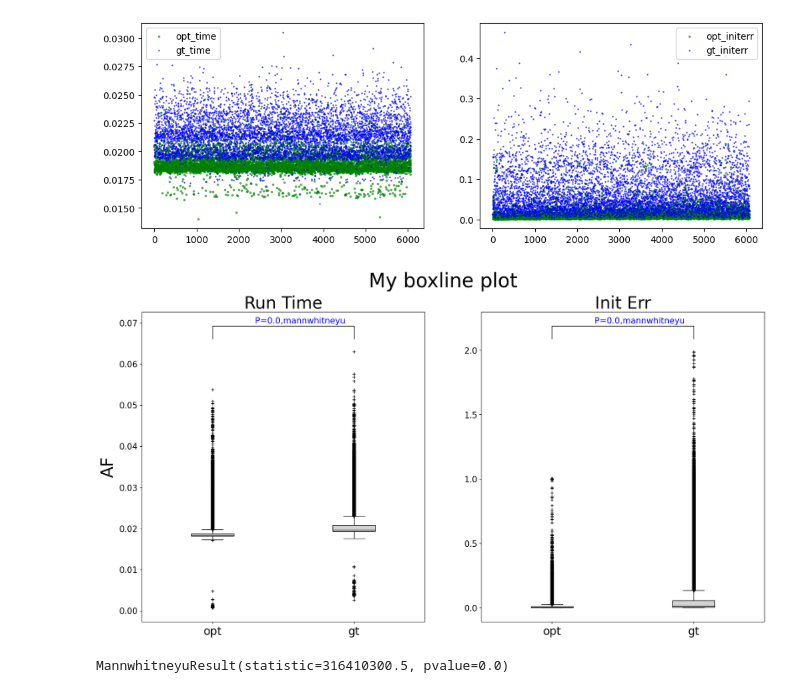
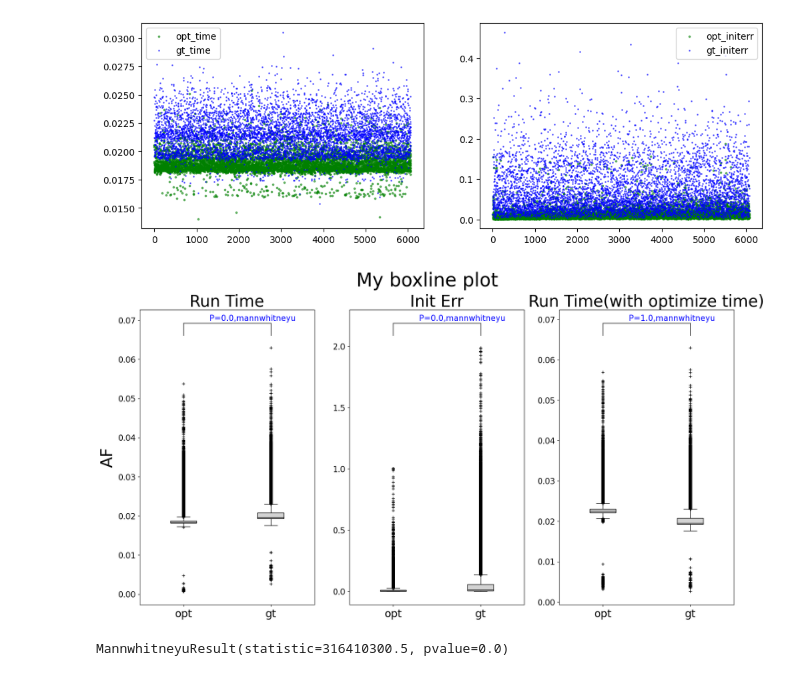
Before and after one commit to Lin-ke/DM-Count, a Jupyter notebook: show.ipynb, the cells around one changed output. Saved outputs shown, nothing was run; the diff lists cells and outputs as text; code cells hidden in the pictures.

```diff
--- a/show.ipynb
+++ b/show.ipynb
@@ -5,6 +5,7 @@ n = []
 n1 = []
 s = []
 s1 = []
+d = []
 with open("/home/weiyupeng/home/DM-Count/ckpts/input-512_wot-0.1_wtv-0.01_reg-10.0_nIter-100_normCood-0/train-0617-203238.log") as f:
     line = f.readline()
     while line:
@@ -16,10 +17,14 @@ with open("/home/weiyupeng/home/DM-Count/ckpts/input-512_wot-0.1_wtv-0.01_reg-10
             line = f.readline()
             s.append(float(line.split("INFO -")[-1].strip()))
             line = f.readline()
+            d.append(float(line.split(":")[-1].strip() ))
             line = f.readline()
             n1.append(float(line.split(":")[-1].strip() ))
             line = f.readline()
             s1.append(float(line.split("INFO -")[-1].strip()))
+f = np.array
+n = f(n); n1 = f(n1);
+s = f(s); s1 = f(s1);   d1 = f(d)
 # %%
 def avg(original_array):
     new_array = []
@@ -46,44 +53,47 @@ import pandas as pd
 import numpy as np
 import matplotlib.pyplot as plt#导入matplotlib
 from scipy import stats#用来计算非参数检验P_value
+
 df1 = pd.DataFrame({"opt":n,"gt":n1})
 df2 = pd.DataFrame({"opt":s,"gt":s1})
 
+df3 = pd.DataFrame({"opt":n+d1,"gt":n1})
+
 fig=plt.figure(figsize=(20,10))#初始化图片
 i=1 #该变量用来迭代3图片，每次for循环会+1
-d={1:'Run Time',2:'Init Err',3:'fig3'} #3张子图的名字
+d={1:'Run Time',2:'Init Err',3:'Run Time(with optimize time)'} #3张子图的名字
 
-for df in [df1,df2]:
-    ax=fig.add_subplot(1,2,i)#一共一排，一排三张图，目前是第i张。
-    pvalue=stats.mannwhitneyu(df['opt'],df['gt'],alternative='two-sided')[1] #对新旧数据进行非参数检验-秩和检验，得空写写mannwhitneyu和Wilcoxon的区别。
+for df in [df1,df2,df3]:
+    ax=fig.add_subplot(1,3,i)#一共一排，一排三张图，目前是第i张。
+    pvalue=stats.mannwhitneyu(df['opt'],df['gt'],alternative='less')[1] #对新旧数据进行非参数检验-秩和检验，得空写写mannwhitneyu和Wilcoxon的区别。
 
 #首先df['old']或者df['new']取到某列array，然后dropna（）去除该array中的空值。labels是横轴上每个小箱的标签。widths是箱宽。patch_artist为是否填充箱体的颜色，如不要默认设置，想自己设置，则该项选True。boxprops定义box的参数。flierprops定义离群值的参数。medianprops定义中位线的参数。
     plt.boxplot([df['opt'].dropna(),df['gt'].dropna()],labels=['opt','gt'],widths=0.3,patch_artist=True,boxprops={'color':'black','facecolor':'lightgrey'},flierprops={'marker':'+','markerfacecolor':'black','color':'lightgrey'},medianprops={"linestyle":'-','color':'black'})
     plt.title(d[i],fontsize=30)#通过d字典索引title
     plt.xticks(fontsize=20)#定义X轴标签字体大小
     plt.yticks(fontsize=15)
     if i==1:ax.set_ylabel('AF',fontsize=30)#为所有的子图定义同一个Y轴标签，我猜测会有更聪明的办法，目前就这。
     i+=1 #本次循环不会再用到i的，所以增加1。
 
 #以下为添加非参数检验的结果
     y_max=df.max().max()#计算df中最大值，第一次max得出两列各自的最大值，也就是2个值。第二次max从刚2个值中再择出最大值。则可以得到全df的最大值。本步骤的目的是确保添加的文本在最大值的上方，不要和图片重叠了。
     y_min=df.min().min()#计算df中的最小值，本步骤的目的在下面可以看到。
 
 #df最大值-df最小值，得到图片的纵向范围，然后尝试一个合适的比例，去放置文本。这里选择的比例是10，即添加的文本的位置是在y_max上方，再加整图纵向范围的十分之一长度的位置。这是多次尝试的结果。当然也可以使用绝对距离，直接y_max加某数即可。不能直接使用y_max,不然会和箱线图重叠。
 #这里plt.plot()里面的值，含义是position，即画出一条[x1=1,x2=2][y1=[y_max+(y_max-y_min)/10,y2=y_max+(y_max-y_min)/10]的线。发现了吗，y1=y2,所以它其实就是一条平行于x轴的横线。
     plt.plot([1,2], [y_max+(y_max-y_min)/10,y_max+(y_max-y_min)/10], linewidth=1, color='k')
 #再画两条纵线
     plt.plot([1,1], [y_max+(y_max-y_min)/10,y_max+(y_max-y_min)/10-(y_max-y_min)/20], linewidth=1, color='k')
     plt.plot([2,2], [y_max+(y_max-y_min)/10,y_max+(y_max-y_min)/10-(y_max-y_min)/20], linewidth=1, color='k')
 #在横向上方中间的位置加上p值。中间的位置需要自己找，毕竟fontsize、p值小数点后位数，都会影响其位置。
     plt.text(1.30,y_max+(y_max-y_min)/9,f'P={round(pvalue,4)},mannwhitneyu',fontsize=15,color='blue')
 #为全图加上title
 fig.suptitle('My boxline plot',fontsize=35)
 
 #保存图片，dpi可以增加清晰度。
 plt.savefig('my_boxline.jpg',dpi=500)
 # %% [output]
-[figure, old version]
+[figure, new version]
 # %%
 from scipy import stats
 stats.mannwhitneyu(n,n1)
```
Also changed, not shown: parts of 1 cell of this notebook, 2 other files.
